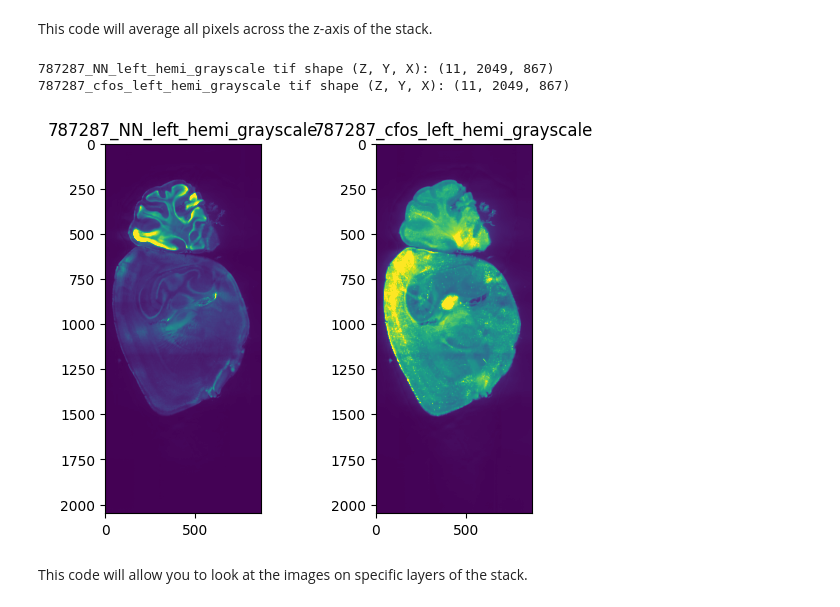
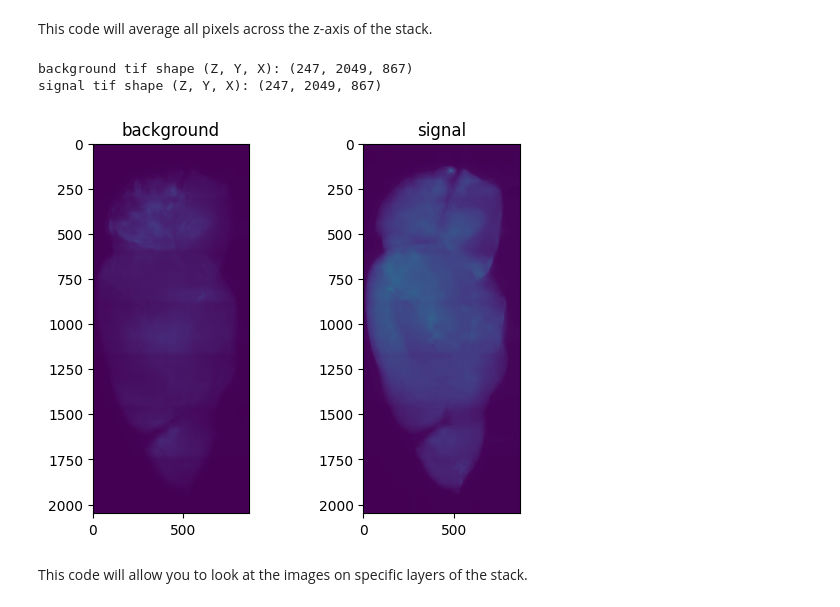
Before and after one commit to ubcbraincircuits/bq3d_demo, a Jupyter notebook: 01_bq3d_tutorial.ipynb, the cells around one changed output. Saved outputs shown, nothing was run; the diff lists cells and outputs as text; code cells hidden in the pictures.

```diff
--- a/01_bq3d_tutorial.ipynb
+++ b/01_bq3d_tutorial.ipynb
@@ -47,7 +47,7 @@ First, create the folder that will serve as the working directory where the anal
 base_directory = Path.cwd()
 print("base directory path:", base_directory)
 
-working_directory_name = "lifecanvas"  #NOTE: change this to any desired base directory name
+working_directory_name = "demo"  #NOTE: change this to any desired base directory name
 
 #create a base folder in the working directory
 working_directory = Path(base_directory, working_directory_name)
@@ -61,6 +61,9 @@ if "parameter" not in [path.stem for path in Path(working_directory).iterdir() i
     print(f"done")
 
 #create data and analysis folders
-Path(working_directory, "data").mkdir(parents=True, exist_ok=True)
-Path(working_directory, "analysis").mkdir(parents=True, exist_ok=True)
+if "data" not in [path.stem for path in Path(working_directory).iterdir() if path.is_file()]:
+    Path(working_directory, "data").mkdir(parents=True, exist_ok=True)
+
+if "analysis" not in [path.stem for path in Path(working_directory).iterdir() if path.is_file()]:
+    Path(working_directory, "analysis").mkdir(parents=True, exist_ok=True)
 # %% [output]
@@ -169,14 +177,14 @@ This code will average all pixels across the z-axis of the stack.
 # %%
 #explore data-- average across z axis
 fig, ax = plt.subplots(nrows=1, ncols=len(combined_tifs))
 for i, subfolder in enumerate(combined_tifs.keys()):
     print(f"{subfolder} tif shape (Z, Y, X):", combined_tifs[subfolder].shape)
-    ax[i].imshow(combined_tifs[subfolder].mean(axis=0),vmin=0, vmax=500)
+    ax[i].imshow(combined_tifs[subfolder].mean(axis=0),vmin=0, vmax=1000)
     ax[i].set_title(subfolder)
 # %% [output]
-787287_NN_left_hemi_grayscale tif shape (Z, Y, X): (11, 2049, 867)
-787287_cfos_left_hemi_grayscale tif shape (Z, Y, X): (11, 2049, 867)
+background tif shape (Z, Y, X): (247, 2049, 867)
+signal tif shape (Z, Y, X): (247, 2049, 867)
-[figure, old version]
+[figure, new version]
 # %% [markdown]
 This code will allow you to look at the images on specific layers of the stack.
 # %%
```
Also changed, not shown: parts of 11 cells of this notebook, 2 other files.
